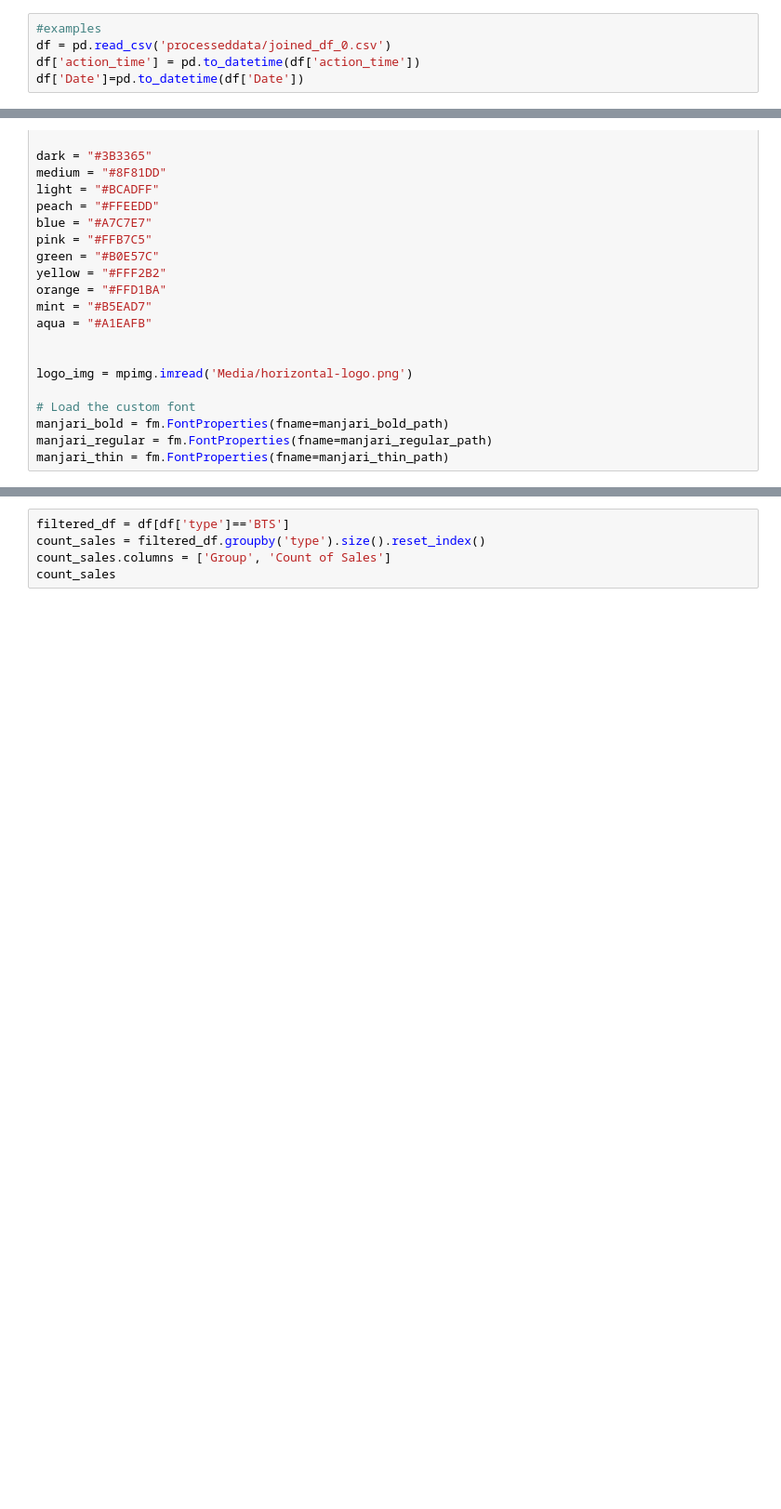
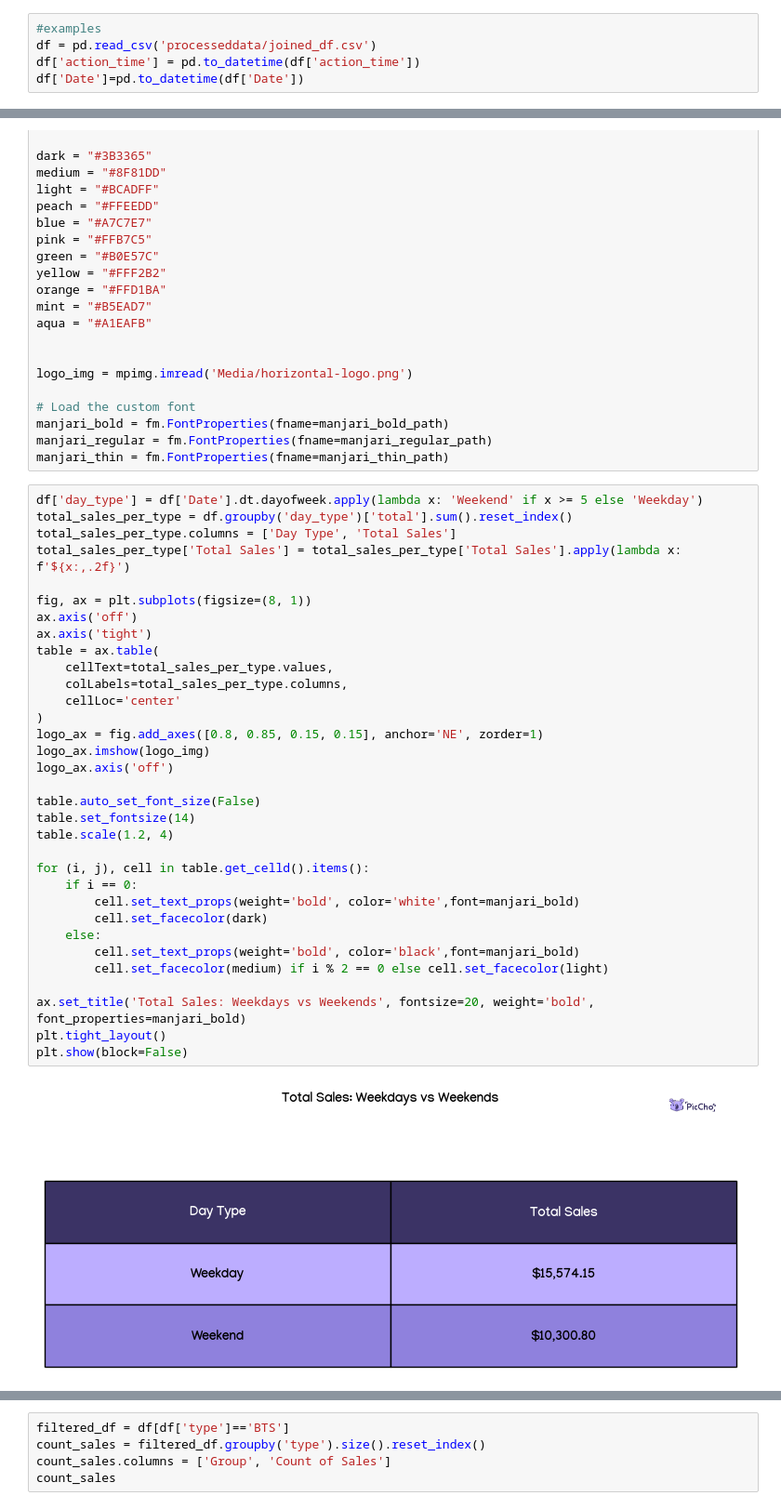
Before and after one commit to kasmello/ChoAI, a Jupyter notebook: train.ipynb, the cells around one changed output, grey strips where cells are left out. Shown at 93% size. Drawn from its saved outputs; the diff is of its cells as text; blank space fills up the shorter version.

```diff
--- a/train.ipynb
+++ b/train.ipynb
@@ -9,7 +9,7 @@ import generate_common_file_from_data
 from tqdm import tqdm
 # %%
 #examples
-df = pd.read_csv('processeddata/joined_df_0.csv')
+df = pd.read_csv('processeddata/joined_df.csv')
 df['action_time'] = pd.to_datetime(df['action_time'])
 df['Date']=pd.to_datetime(df['Date'])
 # %% [markdown]
@@ -44,3 +44,38 @@ logo_img = mpimg.imread('Media/horizontal-logo.png')
 manjari_bold = fm.FontProperties(fname=manjari_bold_path)
 manjari_regular = fm.FontProperties(fname=manjari_regular_path)
 manjari_thin = fm.FontProperties(fname=manjari_thin_path)
+# %%
+df['day_type'] = df['Date'].dt.dayofweek.apply(lambda x: 'Weekend' if x >= 5 else 'Weekday')
+total_sales_per_type = df.groupby('day_type')['total'].sum().reset_index()
+total_sales_per_type.columns = ['Day Type', 'Total Sales']
+total_sales_per_type['Total Sales'] = total_sales_per_type['Total Sales'].apply(lambda x: f'${x:,.2f}')
+
+fig, ax = plt.subplots(figsize=(8, 1))
+ax.axis('off')
+ax.axis('tight')
+table = ax.table(
+    cellText=total_sales_per_type.values,
+    colLabels=total_sales_per_type.columns,
+    cellLoc='center'
+)
+logo_ax = fig.add_axes([0.8, 0.85, 0.15, 0.15], anchor='NE', zorder=1)
+logo_ax.imshow(logo_img)
+logo_ax.axis('off')
+
+table.auto_set_font_size(False)
+table.set_fontsize(14)
+table.scale(1.2, 4)
+
+for (i, j), cell in table.get_celld().items():
+    if i == 0:
+        cell.set_text_props(weight='bold', color='white',font=manjari_bold)
+        cell.set_facecolor(dark)
+    else:
+        cell.set_text_props(weight='bold', color='black',font=manjari_bold)
+        cell.set_facecolor(medium) if i % 2 == 0 else cell.set_facecolor(light)
+
+ax.set_title('Total Sales: Weekdays vs Weekends', fontsize=20, weight='bold', font_properties=manjari_bold)
+plt.tight_layout()
+plt.show(block=False)
+# %% [output]
+[figure, added]
```
Also changed, not shown: parts of 6 cells of this notebook, 8 other files.
